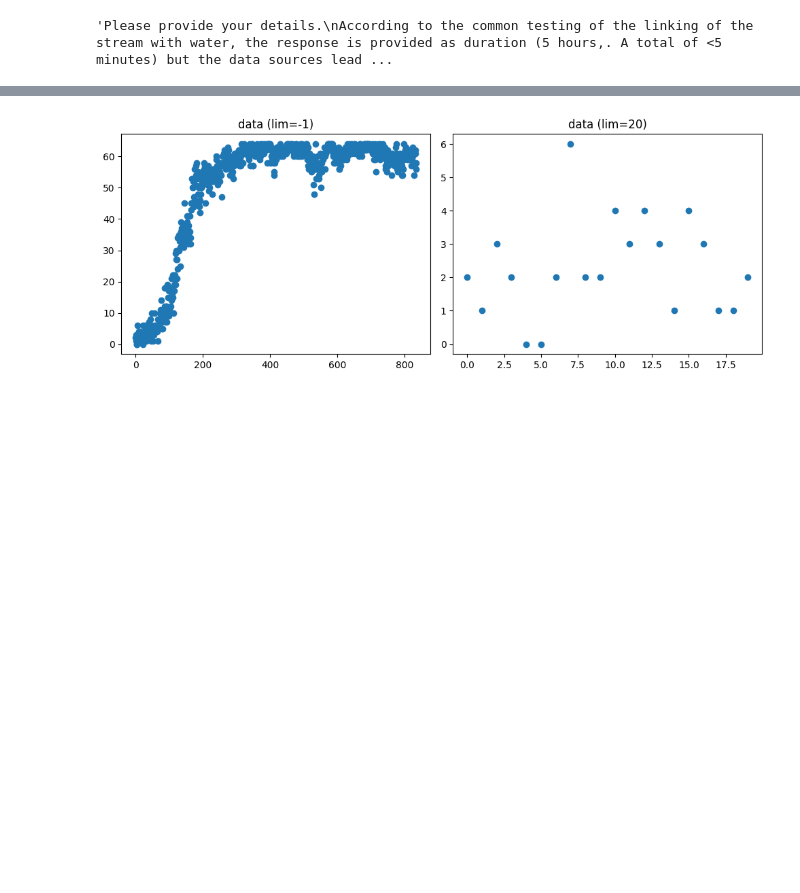
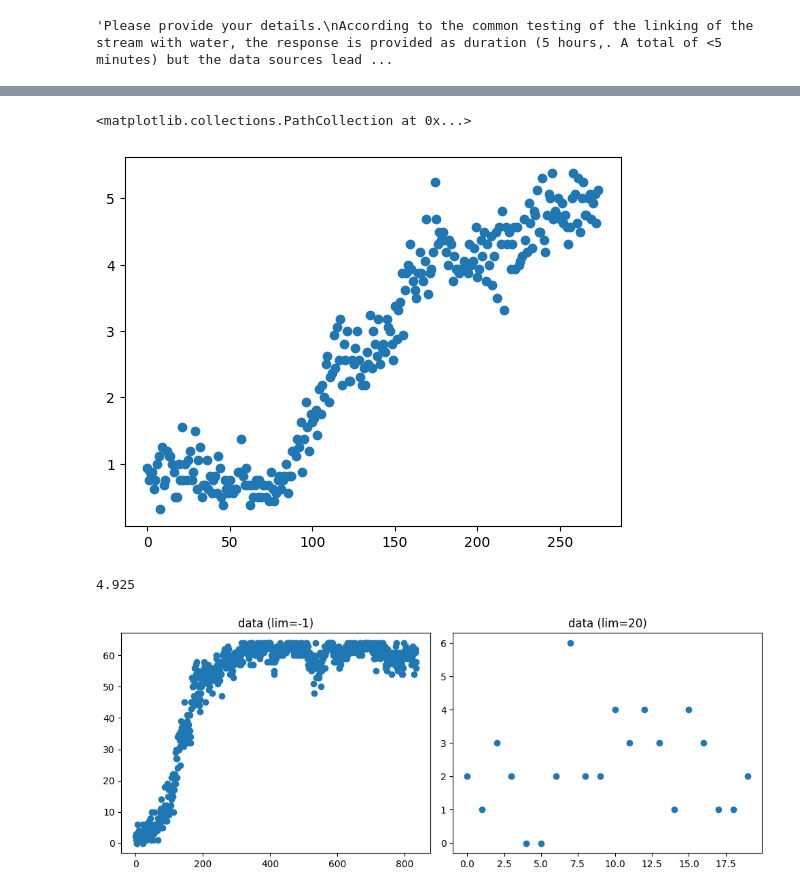
Before and after one commit to PrasannS/rlhf-length-biases, a Jupyter notebook: notebooks/eval/eval_synthppo.ipynb, the cells around one changed output, grey strips where cells are left out. Drawn from its saved outputs; the diff is of its cells as text; code cells hidden in the pictures; blank space fills up the shorter version.

```diff
--- a/notebooks/eval/eval_synthppo.ipynb
+++ b/notebooks/eval/eval_synthppo.ipynb
@@ -229,4 +273,13 @@ for i, row in tqdm(nountrain.iterrows(), total=len(nountrain)):
     unlist.append(uns)
+# %%
+plt.scatter(range(len(means)), means)
+# %% [output]
+<matplotlib.collections.PathCollection at 0x...>
+[figure, added]
+# %%
+mean(means[-10:])
+# %% [output]
+4.925
 # %%
 bow_words = [
     # content
```
Also changed, not shown: parts of 14 cells of this notebook, 5 other files.
